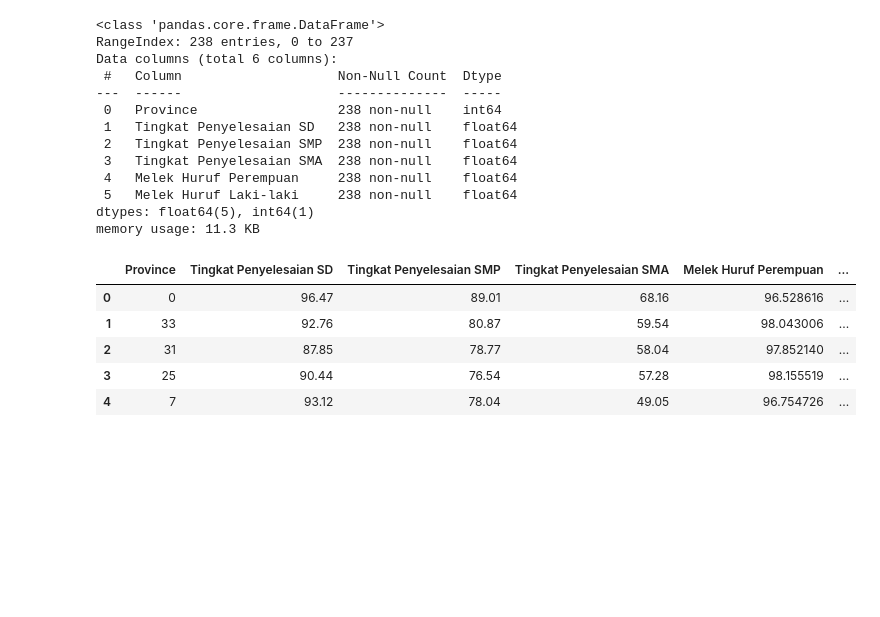
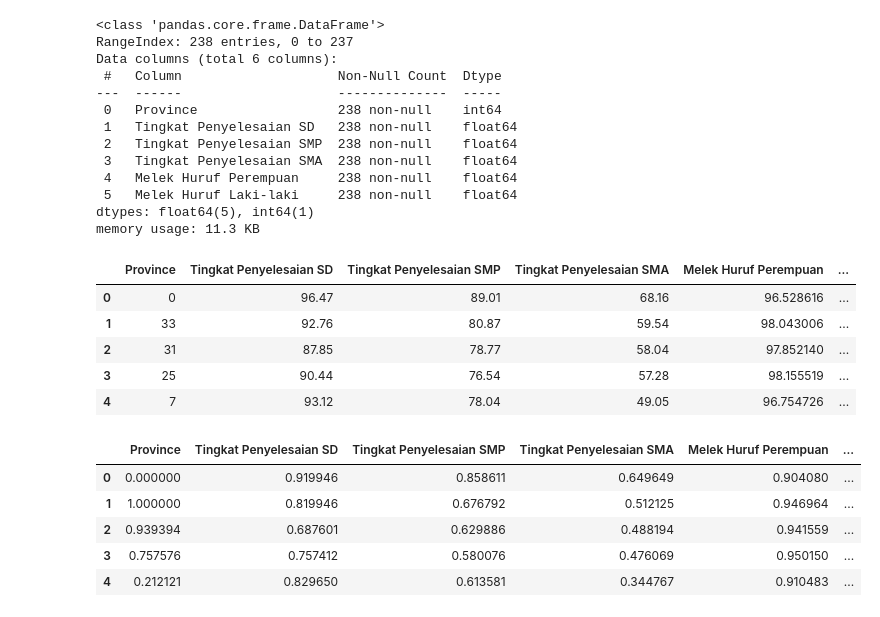
Before and after one commit to Lustiyana/Visualisasi-Data-Education-of-Indonesia-Kelompok-1, a Jupyter notebook: Visualisasi_Data_Kelompok_1.ipynb, the cells around one changed output. Saved outputs shown, nothing was run; the diff lists cells and outputs as text; code cells hidden in the pictures; blank space fills up the shorter version.

```diff
--- a/Visualisasi_Data_Kelompok_1.ipynb
+++ b/Visualisasi_Data_Kelompok_1.ipynb
@@ -115,0 +126,9 @@ X.head()
+# %%
+X.head()
+# %% [output]
+|  | Province | Tingkat Penyelesaian SD | Tingkat Penyelesaian SMP | Tingkat Penyelesaian SMA | Melek Huruf Perempuan | ... |
+| 0 | 0.000000 | 0.919946 | 0.858611 | 0.649649 | 0.904080 | ... |
+| 1 | 1.000000 | 0.819946 | 0.676792 | 0.512125 | 0.946964 | ... |
+| 2 | 0.939394 | 0.687601 | 0.629886 | 0.488194 | 0.941559 | ... |
+| 3 | 0.757576 | 0.757412 | 0.580076 | 0.476069 | 0.950150 | ... |
+| 4 | 0.212121 | 0.829650 | 0.613581 | 0.344767 | 0.910483 | ... |
```
Also changed, not shown: parts of 10 cells of this notebook.
